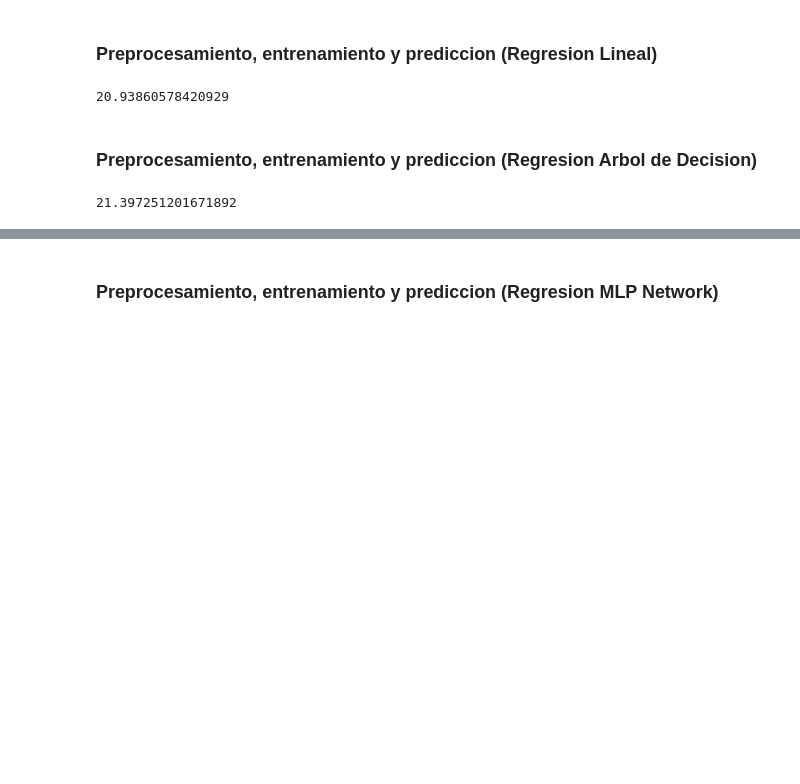
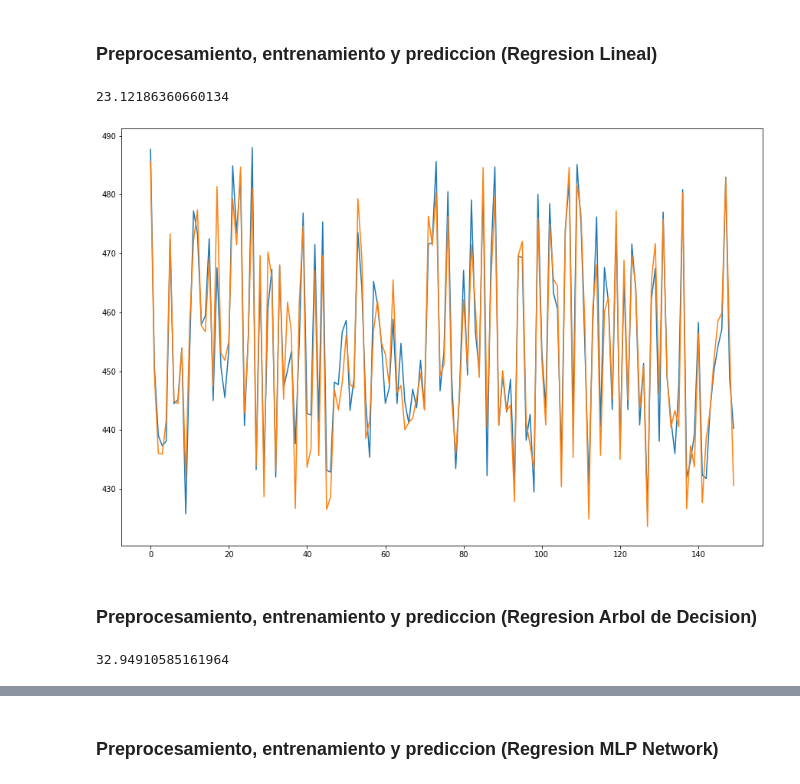
Before and after one commit to zs10011598/dci4, a Jupyter notebook: reto_filtro/solucion_pedro_daniel/data_analysis.ipynb, the cells around one changed output, grey strips where cells are left out. Drawn from its saved outputs; the diff is of its cells as text; code cells hidden in the pictures; blank space fills up the shorter version.

```diff
--- a/reto_filtro/solucion_pedro_daniel/data_analysis.ipynb
+++ b/reto_filtro/solucion_pedro_daniel/data_analysis.ipynb
@@ -12,3 +16,11 @@ from sklearn.neural_network import MLPRegressor
+# %%
+def plot_real_predicted(Y):
+    x = [i for i in range(150)]
+
+    plt.rcParams["figure.figsize"] = (15,10)
+    plt.plot(x, Y_test[:150])
+    plt.plot(x, Y[:150])
+    plt.show()
 # %% [markdown]
 ### Extraccion
 # %%
@@ -46,7 +67,8 @@ X_vali = df_test.loc[:, ['A', 'B', 'C', 'D']].values
 # %% [markdown]
 ### Preprocesamiento, entrenamiento y prediccion (Regresion Lineal)
 # %%
-scaler = StandardScaler()
+#scaler = StandardScaler()
+scaler = MinMaxScaler()
 clf = LinearRegression()
 
 pipe = Pipeline([
@@ -55,15 +77,21 @@ pipe = Pipeline([
 ])
 
 pipe.fit(X_trai, Y_trai)
+
 Y_pred = pipe.predict(X_test)
 
 mean_squared_error(Y_pred, Y_test)
 # %% [output]
-20.93860578420929
+23.12186360660134
+# %%
+plot_real_predicted(Y_pred)
+# %% [output]
+[figure, added]
 # %% [markdown]
 ### Preprocesamiento, entrenamiento y prediccion (Regresion Arbol de Decision)
 # %%
-scaler = StandardScaler()
+#scaler = StandardScaler()
+scaler = MinMaxScaler()
 clf = DecisionTreeRegressor(random_state=0)
 
 pipe = Pipeline([
@@ -76,4 +104,4 @@ Y_pred = pipe.predict(X_test)
 
 mean_squared_error(Y_pred, Y_test)
 # %% [output]
-21.397251201671892
+32.94910585161964
```
Also changed, not shown: parts of 8 cells of this notebook.
